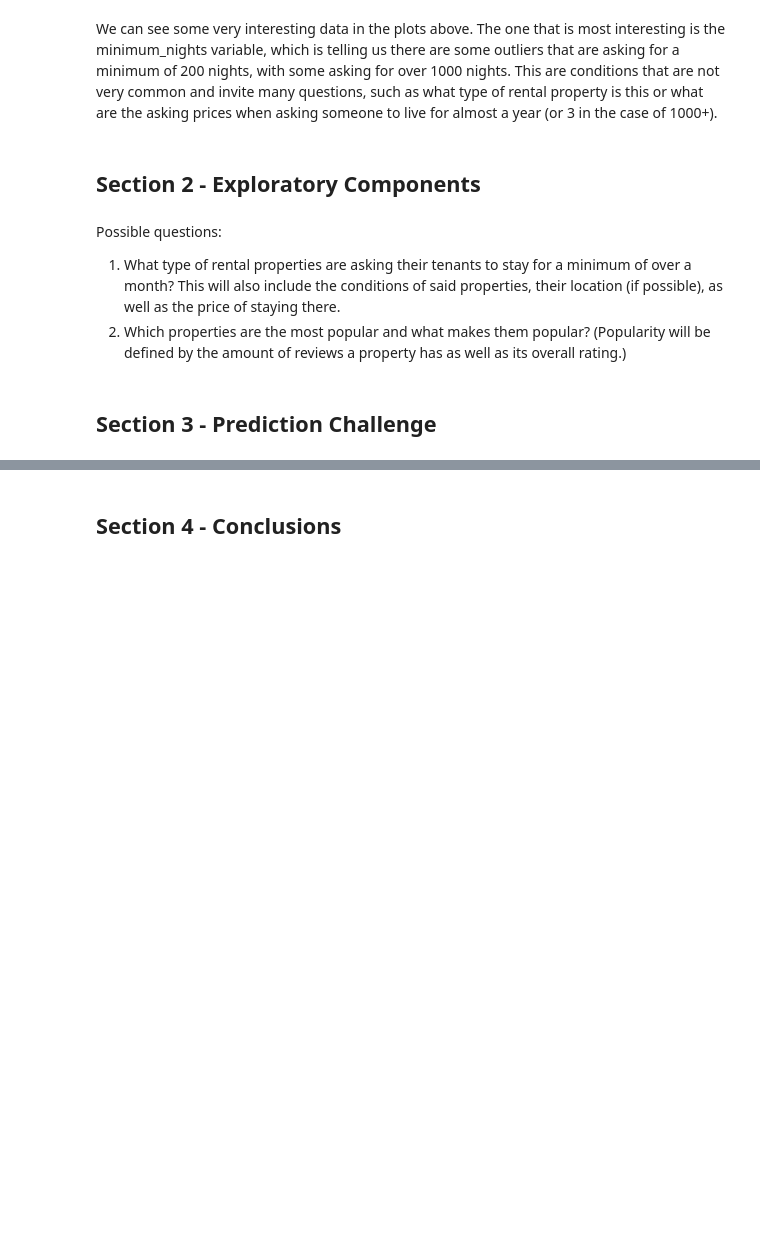
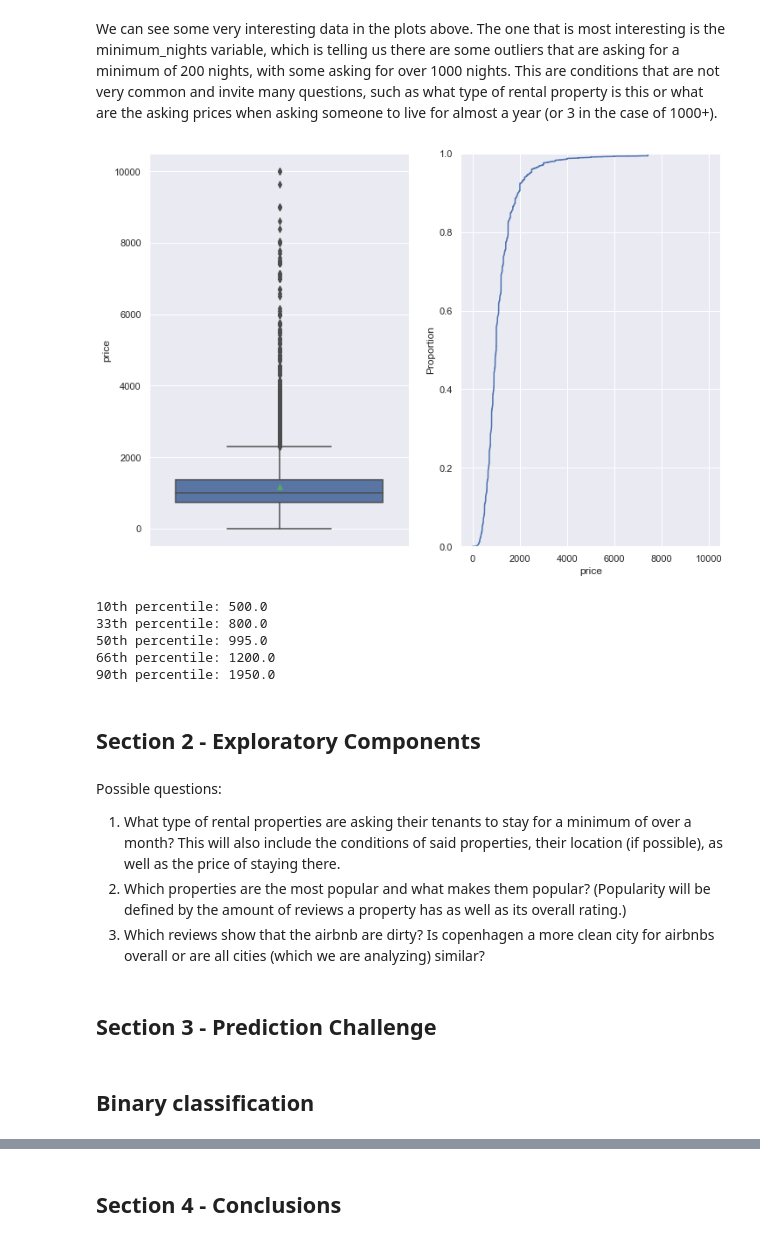
Before and after one commit to WizenPainter/airbnb_analysis_42577, a Jupyter notebook: Jaime.ipynb, the cells around one changed output, grey strips where cells are left out. Saved outputs shown, nothing was run; the diff lists cells and outputs as text; code cells hidden in the pictures; blank space fills up the shorter version.

```diff
--- a/Jaime.ipynb
+++ b/Jaime.ipynb
@@ -85,3 +85,6 @@ data.describe()
 | max | 7.222925e+17 | 4.805803e+08 | 55.742800 | 12.651740 | 64900.000000 | 1111.000000 | 711.000000 | 24.020000 | ... |
 # %% [markdown]
 We can see some interesting data from here. For example, the lowest price listed is 0, which doesn't make any sense. It would do good to look into this further to find information.
+# %%
+data.reviews_per_month = data.reviews_per_month.fillna(0)
+data.isna().sum()
@@ -150,11 +171,33 @@ for col in data.columns:
 [figure]
 # %% [markdown]
 We can see some very interesting data in the plots above. The one that is most interesting is the minimum_nights variable, which is telling us there are some outliers that are asking for a minimum of 200 nights, with some asking for over 1000 nights. This are conditions that are not very common and invite many questions, such as what type of rental property is this or what are the asking prices when asking someone to live for almost a year (or 3 in the case of 1000+).
+# %%
+fig, ax = plt.subplots(1,2)
+# sns.set(rc={'figure.figsize':(11.7,8.27)})
+dataf = data[data['price'] < 10000]
+sns.ecdfplot(data=dataf, x='price', ax=ax[1])
+sns.boxplot(data=dataf, y="price", showmeans=True, ax=ax[0])
+plt.show()
+# %% [output]
+[figure, added]
+# %%
+percentiles = [10, 33, 50, 66, 90]
+for i in percentiles:
+    print(f'{i}th percentile: {np.percentile(data.price, i)}')
+# %% [output]
+10th percentile: 500.0
+33th percentile: 800.0
+50th percentile: 995.0
+66th percentile: 1200.0
+90th percentile: 1950.0
 # %% [markdown]
 ## Section 2 - Exploratory Components
 # %% [markdown]
 Possible questions:
 1. What type of rental properties are asking their tenants to stay for a minimum of over a month? This will also include the conditions of said properties, their location (if possible), as well as the price of staying there.
 2. Which properties are the most popular and what makes them popular? (Popularity will be defined by the amount of reviews a property has as well as its overall rating.)
+3. Which reviews show that the airbnb are dirty? Is copenhagen a more clean city for airbnbs overall or are all cities (which we are analyzing) similar?
 # %% [markdown]
 ## Section 3 - Prediction Challenge
+# %% [markdown]
+## Binary classification
```
Also changed, not shown: parts of 8 cells of this notebook.
